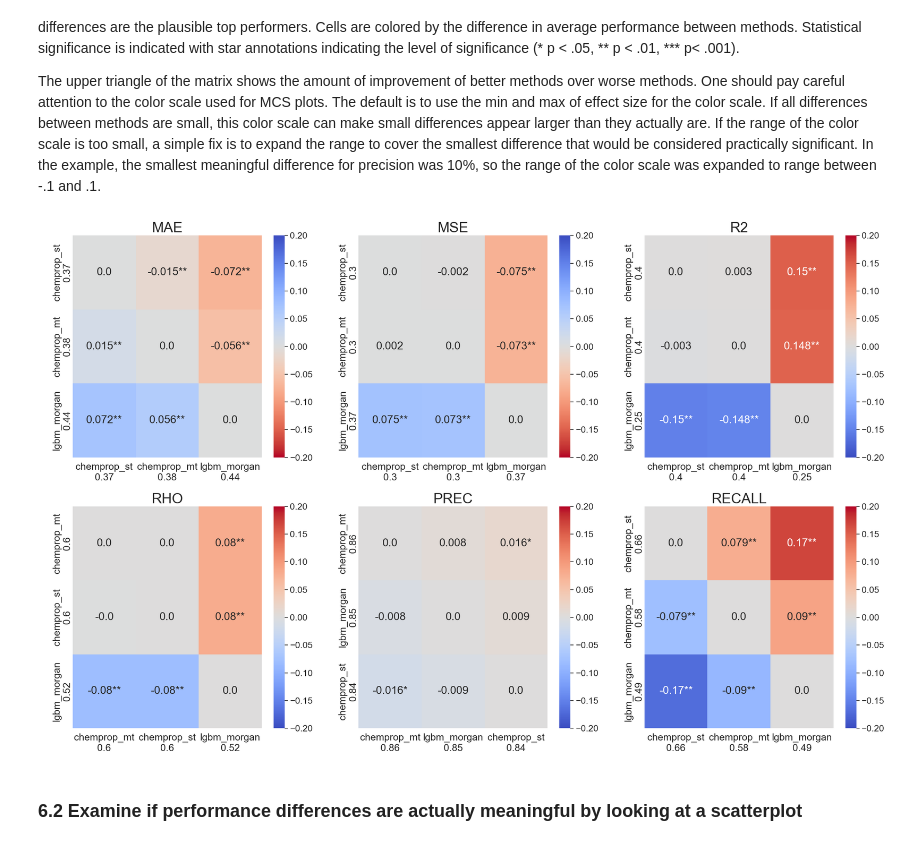
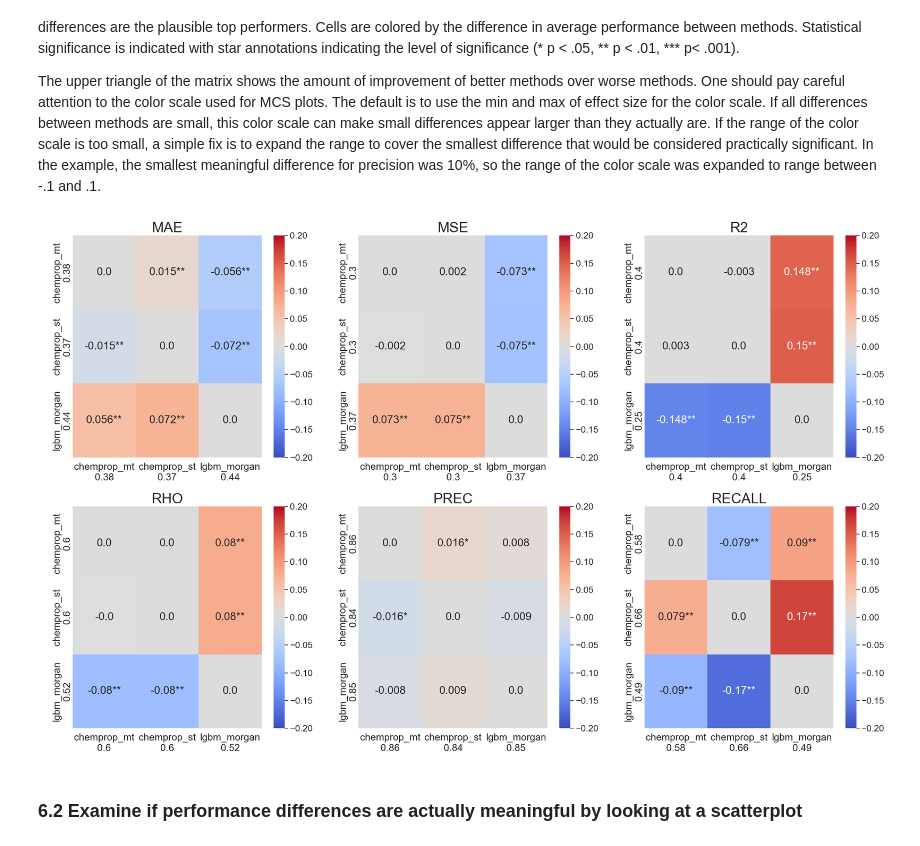
Before and after one commit to polaris-hub/polaris-method-comparison, a Jupyter notebook: ADME_example/ML_Regression_Comparison.ipynb, the cells around one changed output. Cells and saved outputs as stored; diff of their text form; code cells hidden in the pictures.

```diff
--- a/ADME_example/ML_Regression_Comparison.ipynb
+++ b/ADME_example/ML_Regression_Comparison.ipynb
@@ -101,7 +101,6 @@ def make_boxplots_parametric(df):
 def mcs_plot(pc, effect_size, means, labels=True, cmap=None, cbar_ax_bbox=None,
              ax=None, show_diff=True, cell_text_size=16, axis_text_size = 12,
              show_cbar=True, reverse_cmap=False, vlim = None, **kwargs):
-    pc_copy = pc.copy()
 
     for key in ['cbar', 'vmin', 'vmax', 'center']:
         if key in kwargs:
@@ -112,8 +111,7 @@ def mcs_plot(pc, effect_size, means, labels=True, cmap=None, cbar_ax_bbox=None,
     if reverse_cmap:
         cmap = cmap + "_r"
 
-
-    significance = pc_copy.astype(object)
+    significance = pc.copy().astype(object)
     significance[(pc < 0.001) & (pc >= 0)] = '***'
     significance[(pc < 0.01) & (pc >= 0.001)] = '**'
     significance[(pc < 0.05) & (pc >= 0.01)] = '*'
@@ -132,19 +130,15 @@ def mcs_plot(pc, effect_size, means, labels=True, cmap=None, cbar_ax_bbox=None,
                        vmin=-vlim if vlim else None, vmax=vlim if vlim else None, **kwargs)
 
     if labels:
-        hax.set_xticklabels([f'{label.get_text()}\n{means.loc[label.get_text()].round(2)}' for label in hax.get_xticklabels()],
-                            size=axis_text_size, ha='center', va='top', rotation=0, rotation_mode='anchor')
+        xticklabels = [f'{label.get_text()}\n{means.loc[label.get_text()].round(2)}' for label in hax.get_xticklabels()]
+        hax.set_xticklabels(xticklabels, size=axis_text_size, ha='center', va='top', rotation=0, rotation_mode='anchor')
         yticklabels = [f'\n{label.get_text()}\n{means.loc[label.get_text()].round(2)}\n\n' for label in hax.get_yticklabels()]
         hax.set_yticklabels(yticklabels, size=axis_text_size, ha='center', va='center', rotation=90, rotation_mode='anchor')
-    else:
-        hax.set_xlabel('')
-        hax.set_ylabel('')
 
     hax.set_xlabel('')
     hax.set_ylabel('')
 
     return hax
-
 
 def make_mcs_plot_grid(df, stats, group_col, alpha = .05,
                         figsize=(20, 10), direction_dict=None, effect_dict=None, show_diff=True,
@@ -176,7 +170,7 @@ def make_mcs_plot_grid(df, stats, group_col, alpha = .05,
 
         n_groups = len(df[group_col].unique())
         n_per_group = df[group_col].value_counts().mean()
-        tukey_se = np.sqrt(2 * mse / (n_per_group))
+        tukey_se = np.sqrt(2 * mse / n_per_group)
 
         methods = df_means.index
         pc = pd.DataFrame(index=methods, columns=methods, data=np.nan)
@@ -206,7 +200,6 @@ def make_mcs_plot_grid(df, stats, group_col, alpha = .05,
                     cell_text_size=cell_text_size, axis_text_size=axis_text_size,
                     reverse_cmap=reverse_cmap, vlim=effect_dict[stat])
         hax.set_title(stat.upper(), fontsize=title_text_size)
-        # hax.legend(loc='upper right')
 
     # If there are less plots than cells in the grid, hide the remaining cells
     if len(stats) < 6:
@@ -216,7 +209,6 @@ def make_mcs_plot_grid(df, stats, group_col, alpha = .05,
             ax[row, col].set_visible(False)
 
     plt.tight_layout()
-
 
 def make_mean_diff_ci_plot(df, metric, xlabel, group_col, alpha = .05, ax=None,
                            figsize=(8, 4), title=""):
@@ -484,10 +472,10 @@ The upper triangle of the matrix shows the amount of improvement of better metho
 # %%
 direction_dict = {'r2': 'maximize', 'rho': 'maximize', 'prec': 'maximize', 'recall': 'maximize', 'mae': 'minimize', 'mse': 'minimize'}
 effect_dict = {'r2': .2, 'rho': .2, 'prec': .2, 'recall': .2, 'mae': .2, 'mse': .2}
-make_mcs_plot_grid(df_scaffold_split, metric_ls, group_col="method", direction_dict=direction_dict, effect_dict = effect_dict,
+make_mcs_plot_grid(df_scaffold_split, metric_ls, group_col="method", direction_dict=None, effect_dict = effect_dict,
                      figsize=(22, 14), cell_text_size=20, axis_text_size=18, title_text_size=26, show_diff=True)
 # %% [output]
-[figure, old version]
+[figure, new version]
 # %% [markdown]
 ### 6.2 Examine if performance differences are actually meaningful by looking at a scatterplot
 # %% [markdown]
```
Also changed, not shown: parts of 1 cell of this notebook, 1 other file.
